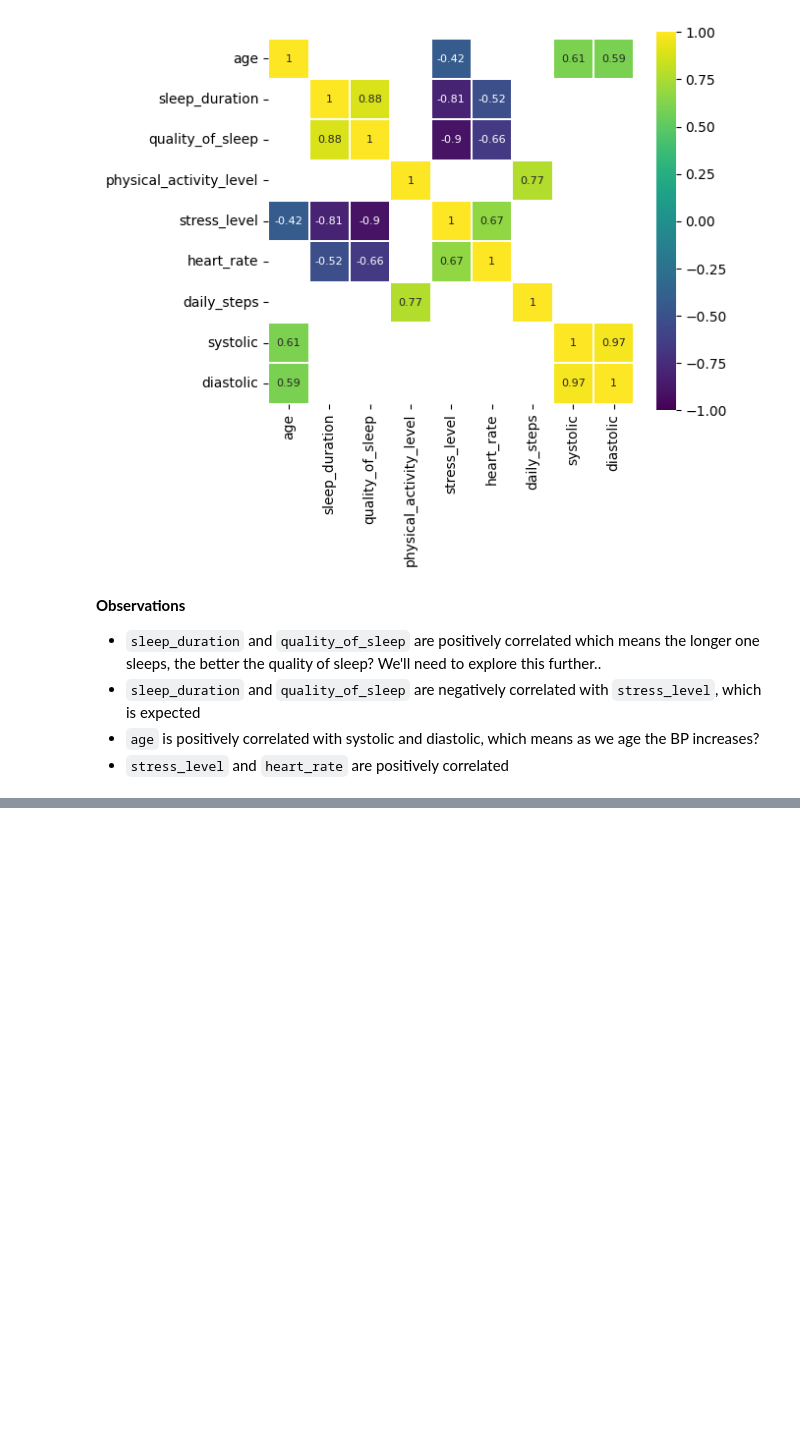
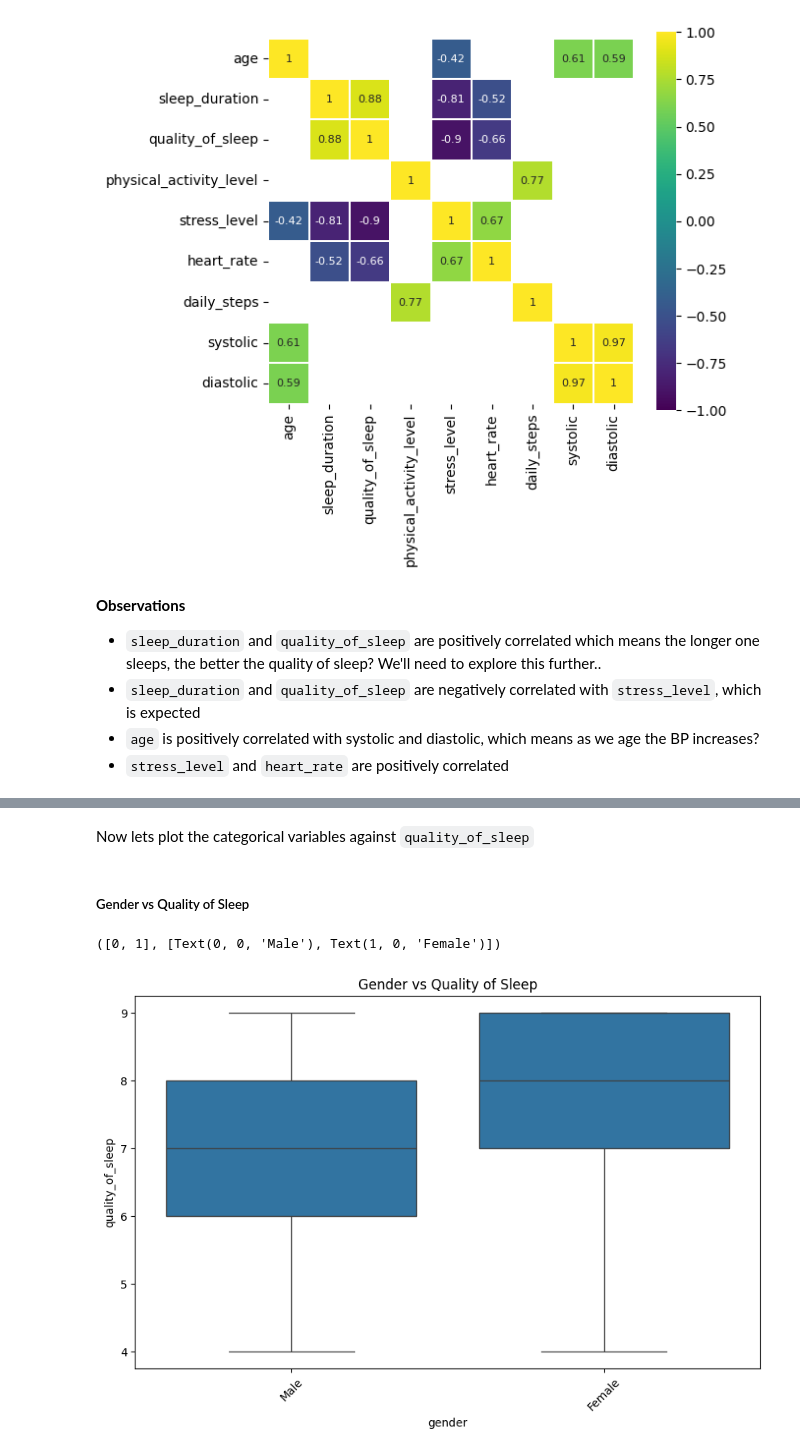
Before and after one commit to eadka/sleep-health-predictor, a Jupyter notebook: notebooks/notebook.ipynb, the cells around one changed output, grey strips where cells are left out. Drawn from its saved outputs; the diff is of its cells as text; code cells hidden in the pictures; blank space fills up the shorter version.

```diff
--- a/notebooks/notebook.ipynb
+++ b/notebooks/notebook.ipynb
@@ -190,0 +233,13 @@ sns.heatmap(corr[(corr >= 0.5) | (corr <= -0.4)],
+# %% [markdown]
+Now lets plot the categorical variables against `quality_of_sleep`
+# %% [markdown]
+##### Gender vs Quality of Sleep
+# %%
+plt.figure(figsize = (10, 6))
+ax = sns.boxplot(x='gender', y='quality_of_sleep', data=df)
+plt.setp(ax.artists, alpha=.5, linewidth=2, edgecolor="k")
+plt.title('Gender vs Quality of Sleep')
+plt.xticks(rotation=45)
+# %% [output]
+([0, 1], [Text(0, 0, 'Male'), Text(1, 0, 'Female')])
+[figure, added]
```
Also changed, not shown: parts of 14 cells of this notebook.
